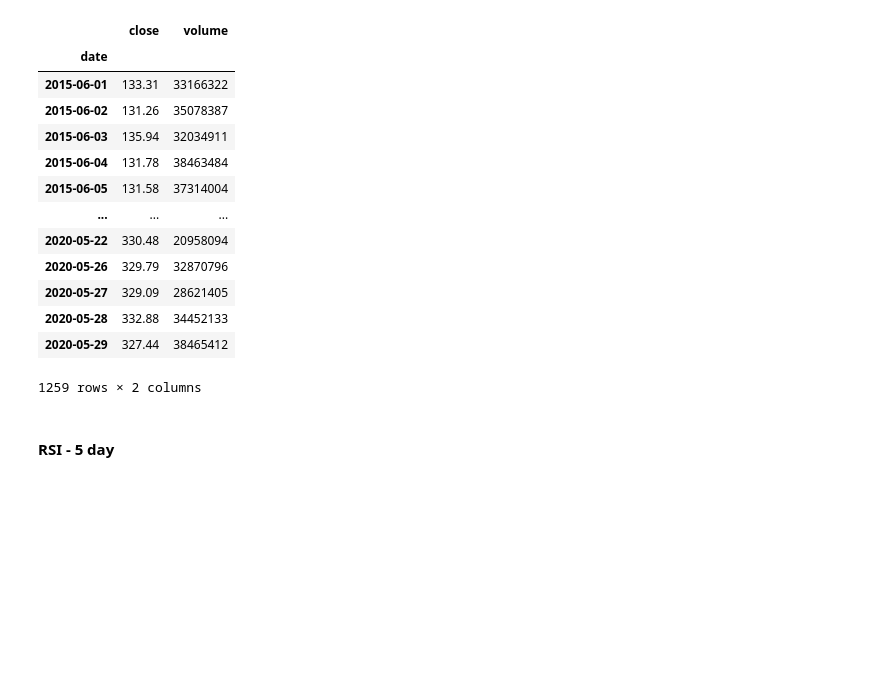
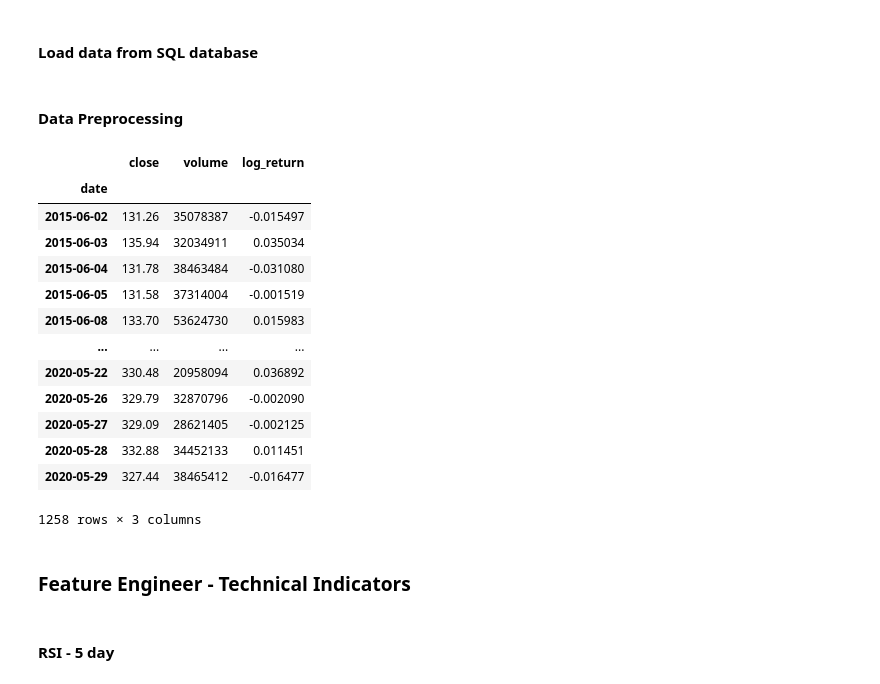
Before and after one commit to jk5ho/stonks-options, a Jupyter notebook: stonks-algo.ipynb, the cells around one changed output. Drawn from its saved outputs; the diff is of its cells as text; code cells hidden in the pictures; blank space fills up the shorter version.

```diff
--- a/stonks-algo.ipynb
+++ b/stonks-algo.ipynb
@@ -7,3 +12,5 @@ import numpy as np
+# %% [markdown]
+#### Load data from SQL database
 # %%
 mydb = mysql.connector.connect(
         host = db_config["host"],
@@ -16,26 +23,32 @@ mycursor = mydb.cursor()
 mycursor.execute("SELECT * FROM Stocks")
 aapl = mycursor.fetchall()
 sequence = mycursor.column_names
+# %% [markdown]
+#### Data Preprocessing
 # %%
 df = pd.DataFrame(aapl, columns = sequence).set_index('date').drop(['symbol', 'high', 'low', 'open'], axis = 1)
 df = df.fillna('ffill').fillna('bfill')
 df['close'] = pd.to_numeric(df['close'])
+df['log_return'] = np.log(df['close']) - np.log(df['close'].shift())
+df.dropna(axis=0, inplace=True)
 df
 # %% [output]
-|  | close | volume |
-| date |  |  |
-| 2015-06-01 | 133.31 | 33166322 |
-| 2015-06-02 | 131.26 | 35078387 |
-| 2015-06-03 | 135.94 | 32034911 |
-| 2015-06-04 | 131.78 | 38463484 |
-| 2015-06-05 | 131.58 | 37314004 |
-| ... | ... | ... |
-| 2020-05-22 | 330.48 | 20958094 |
-| 2020-05-26 | 329.79 | 32870796 |
-| 2020-05-27 | 329.09 | 28621405 |
-| 2020-05-28 | 332.88 | 34452133 |
-| 2020-05-29 | 327.44 | 38465412 |
+|  | close | volume | log_return |
+| date |  |  |  |
+| 2015-06-02 | 131.26 | 35078387 | -0.015497 |
+| 2015-06-03 | 135.94 | 32034911 | 0.035034 |
+| 2015-06-04 | 131.78 | 38463484 | -0.031080 |
+| 2015-06-05 | 131.58 | 37314004 | -0.001519 |
+| 2015-06-08 | 133.70 | 53624730 | 0.015983 |
+| ... | ... | ... | ... |
+| 2020-05-22 | 330.48 | 20958094 | 0.036892 |
+| 2020-05-26 | 329.79 | 32870796 | -0.002090 |
+| 2020-05-27 | 329.09 | 28621405 | -0.002125 |
+| 2020-05-28 | 332.88 | 34452133 | 0.011451 |
+| 2020-05-29 | 327.44 | 38465412 | -0.016477 |
-1259 rows × 2 columns
+1258 rows × 3 columns
+# %% [markdown]
+### Feature Engineer - Technical Indicators
 # %% [markdown]
 #### RSI - 5 day
 # %%
```
Also changed, not shown: parts of 32 cells of this notebook.
